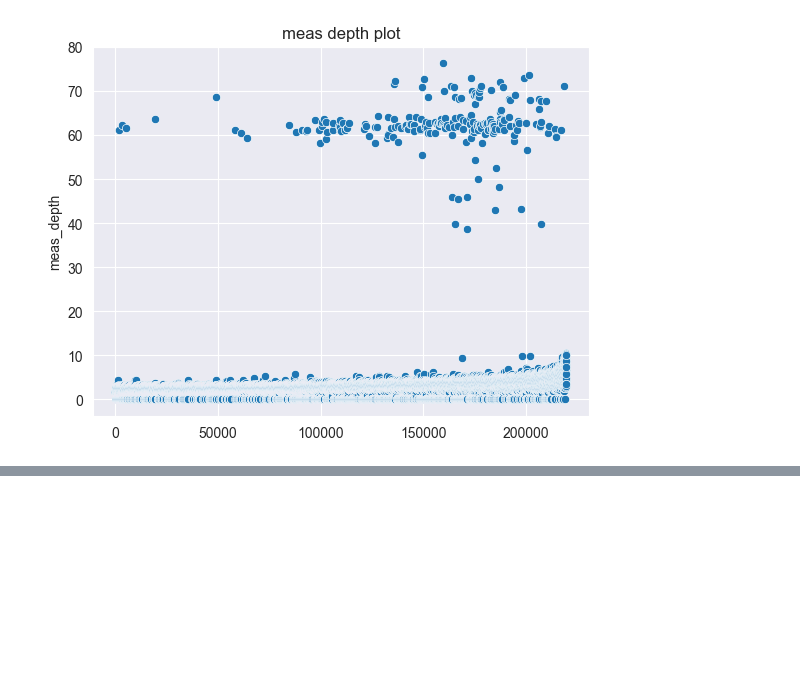
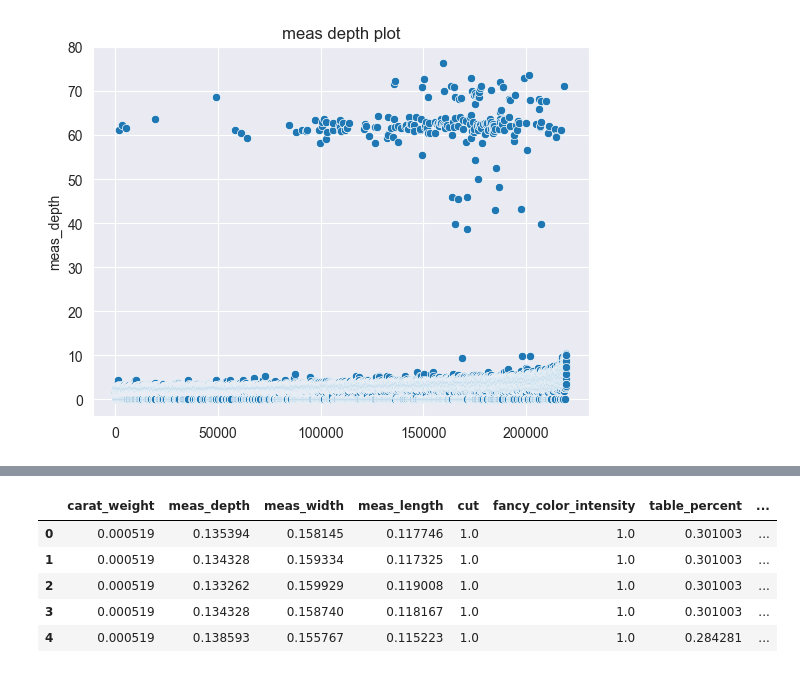
Before and after one commit to amith-vardhan99/udemy, a Jupyter notebook: Predicting Diamond Sales Price with Multiple Regression Methods/notebook.ipynb, the cells around one changed output, grey strips where cells are left out. Saved outputs shown, nothing was run; the diff lists cells and outputs as text; code cells hidden in the pictures; blank space fills up the shorter version.

```diff
--- a/Predicting Diamond Sales Price with Multiple Regression Methods/notebook.ipynb
+++ b/Predicting Diamond Sales Price with Multiple Regression Methods/notebook.ipynb
@@ -178,0 +205,10 @@ df_3
+# %%
+X_res_2 = X_res[best_features]
+X_res_2.head()
+# %% [output]
+|  | carat_weight | meas_depth | meas_width | meas_length | cut | fancy_color_intensity | table_percent | ... |
+| 0 | 0.000519 | 0.135394 | 0.158145 | 0.117746 | 1.0 | 1.0 | 0.301003 | ... |
+| 1 | 0.000519 | 0.134328 | 0.159334 | 0.117325 | 1.0 | 1.0 | 0.301003 | ... |
+| 2 | 0.000519 | 0.133262 | 0.159929 | 0.119008 | 1.0 | 1.0 | 0.301003 | ... |
+| 3 | 0.000519 | 0.134328 | 0.158740 | 0.118167 | 1.0 | 1.0 | 0.301003 | ... |
+| 4 | 0.000519 | 0.138593 | 0.155767 | 0.115223 | 1.0 | 1.0 | 0.284281 | ... |
```
Also changed, not shown: parts of 8 cells of this notebook.
